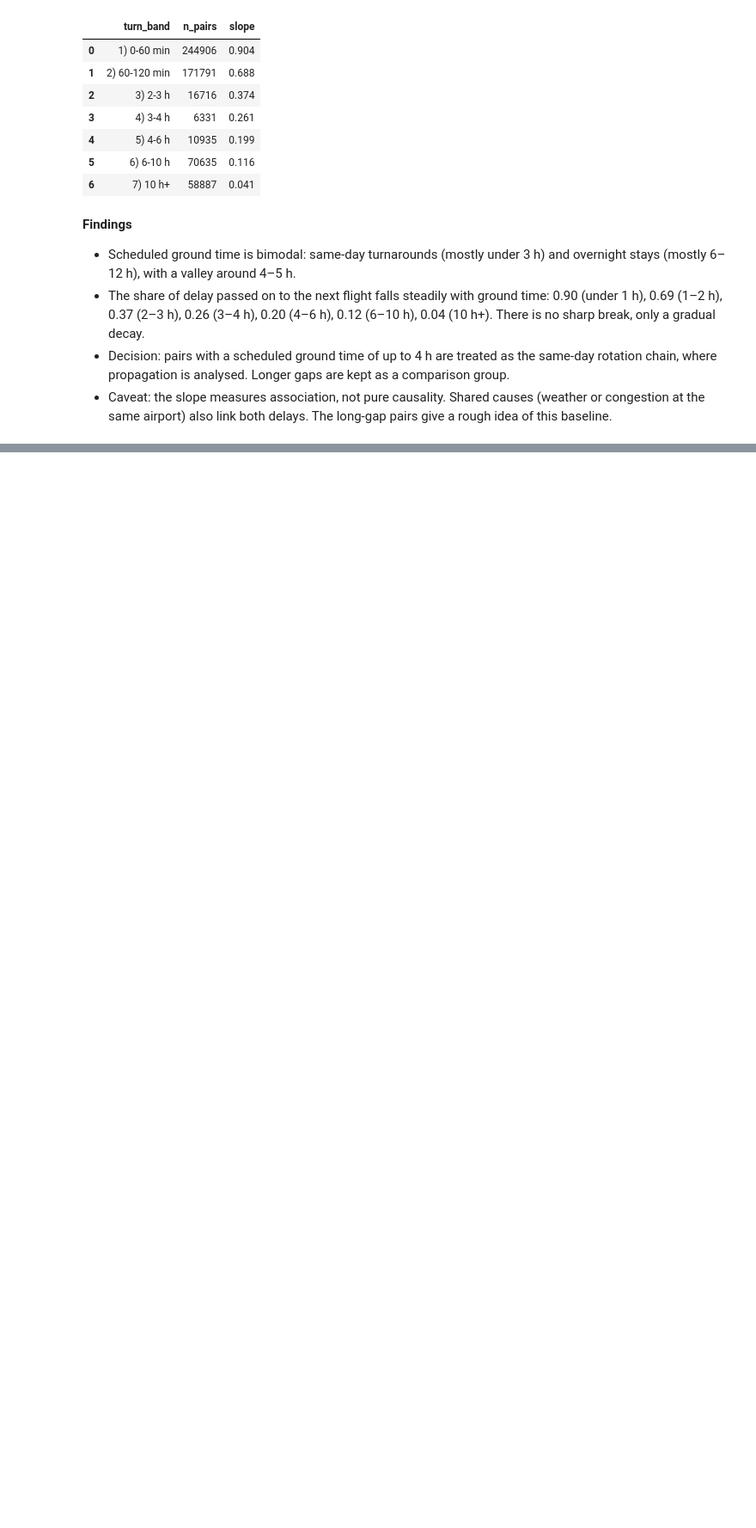
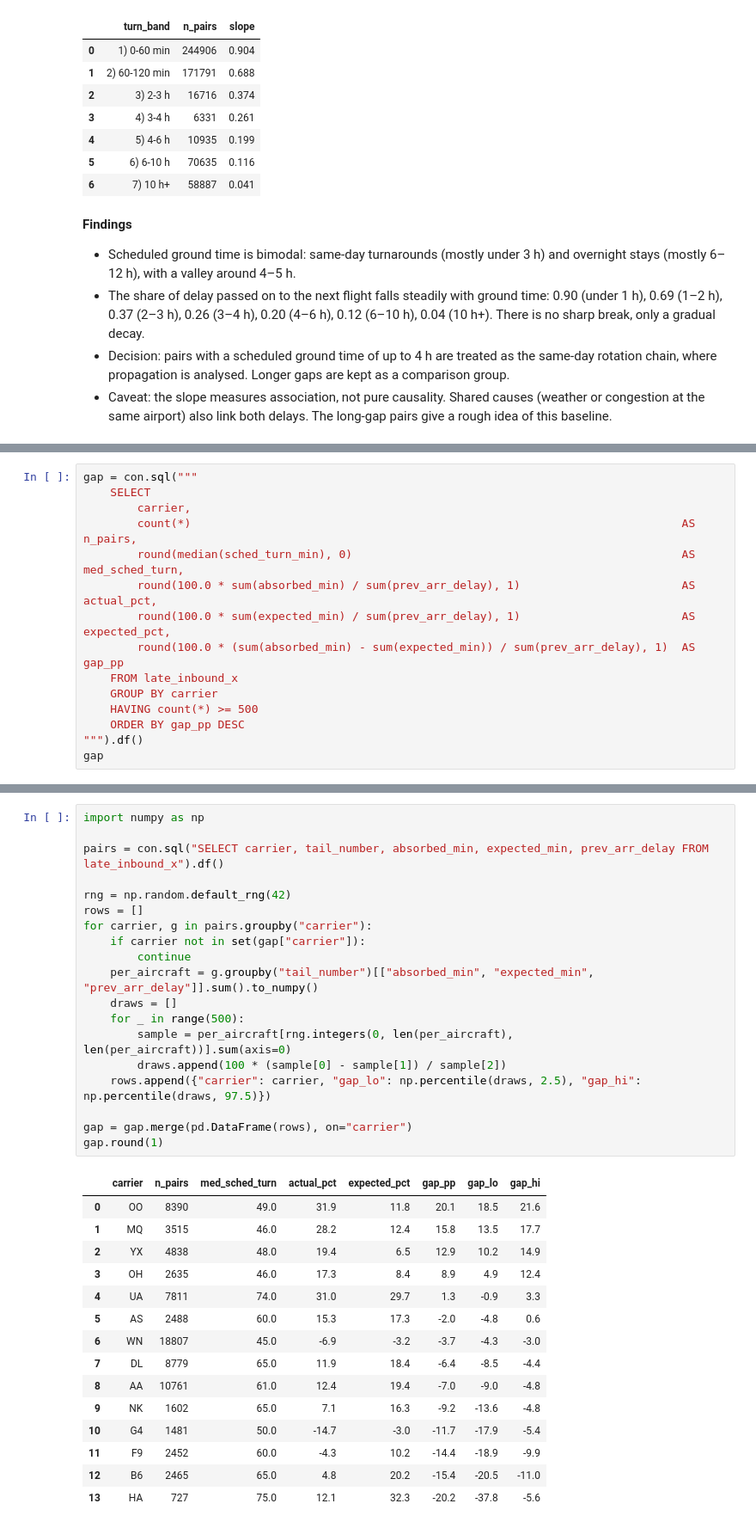
Before and after one commit to xavipena-data/bts-delay-propagation, a Jupyter notebook: notebooks/02_rotations.ipynb, the cells around one changed output, grey strips where cells are left out. Shown at 86% size. Saved outputs shown, nothing was run; the diff lists cells and outputs as text; blank space fills up the shorter version.

```diff
--- a/notebooks/02_rotations.ipynb
+++ b/notebooks/02_rotations.ipynb
@@ -256,0 +367,15 @@ con.sql("""
+# %%
+gap = con.sql("""
+    SELECT
+        carrier,
+        count(*)                                                                         AS n_pairs,
+        round(median(sched_turn_min), 0)                                                 AS med_sched_turn,
+        round(100.0 * sum(absorbed_min) / sum(prev_arr_delay), 1)                        AS actual_pct,
+        round(100.0 * sum(expected_min) / sum(prev_arr_delay), 1)                        AS expected_pct,
+        round(100.0 * (sum(absorbed_min) - sum(expected_min)) / sum(prev_arr_delay), 1)  AS gap_pp
+    FROM late_inbound_x
+    GROUP BY carrier
+    HAVING count(*) >= 500
+    ORDER BY gap_pp DESC
+""").df()
+gap
@@ -256,0 +398,35 @@ con.sql("""
+# %%
+import numpy as np
+
+pairs = con.sql("SELECT carrier, tail_number, absorbed_min, expected_min, prev_arr_delay FROM late_inbound_x").df()
+
+rng = np.random.default_rng(42)
+rows = []
+for carrier, g in pairs.groupby("carrier"):
+    if carrier not in set(gap["carrier"]):
+        continue
+    per_aircraft = g.groupby("tail_number")[["absorbed_min", "expected_min", "prev_arr_delay"]].sum().to_numpy()
+    draws = []
+    for _ in range(500):
+        sample = per_aircraft[rng.integers(0, len(per_aircraft), len(per_aircraft))].sum(axis=0)
+        draws.append(100 * (sample[0] - sample[1]) / sample[2])
+    rows.append({"carrier": carrier, "gap_lo": np.percentile(draws, 2.5), "gap_hi": np.percentile(draws, 97.5)})
+
+gap = gap.merge(pd.DataFrame(rows), on="carrier")
+gap.round(1)
+# %% [output]
+|  | carrier | n_pairs | med_sched_turn | actual_pct | expected_pct | gap_pp | gap_lo | gap_hi |
+| 0 | OO | 8390 | 49.0 | 31.9 | 11.8 | 20.1 | 18.5 | 21.6 |
+| 1 | MQ | 3515 | 46.0 | 28.2 | 12.4 | 15.8 | 13.5 | 17.7 |
+| 2 | YX | 4838 | 48.0 | 19.4 | 6.5 | 12.9 | 10.2 | 14.9 |
+| 3 | OH | 2635 | 46.0 | 17.3 | 8.4 | 8.9 | 4.9 | 12.4 |
+| 4 | UA | 7811 | 74.0 | 31.0 | 29.7 | 1.3 | -0.9 | 3.3 |
+| 5 | AS | 2488 | 60.0 | 15.3 | 17.3 | -2.0 | -4.8 | 0.6 |
+| 6 | WN | 18807 | 45.0 | -6.9 | -3.2 | -3.7 | -4.3 | -3.0 |
+| 7 | DL | 8779 | 65.0 | 11.9 | 18.4 | -6.4 | -8.5 | -4.4 |
+| 8 | AA | 10761 | 61.0 | 12.4 | 19.4 | -7.0 | -9.0 | -4.8 |
+| 9 | NK | 1602 | 65.0 | 7.1 | 16.3 | -9.2 | -13.6 | -4.8 |
+| 10 | G4 | 1481 | 50.0 | -14.7 | -3.0 | -11.7 | -17.9 | -5.4 |
+| 11 | F9 | 2452 | 60.0 | -4.3 | 10.2 | -14.4 | -18.9 | -9.9 |
+| 12 | B6 | 2465 | 65.0 | 4.8 | 20.2 | -15.4 | -20.5 | -11.0 |
+| 13 | HA | 727 | 75.0 | 12.1 | 32.3 | -20.2 | -37.8 | -5.6 |
```
Also changed, not shown: parts of 11 cells of this notebook.
